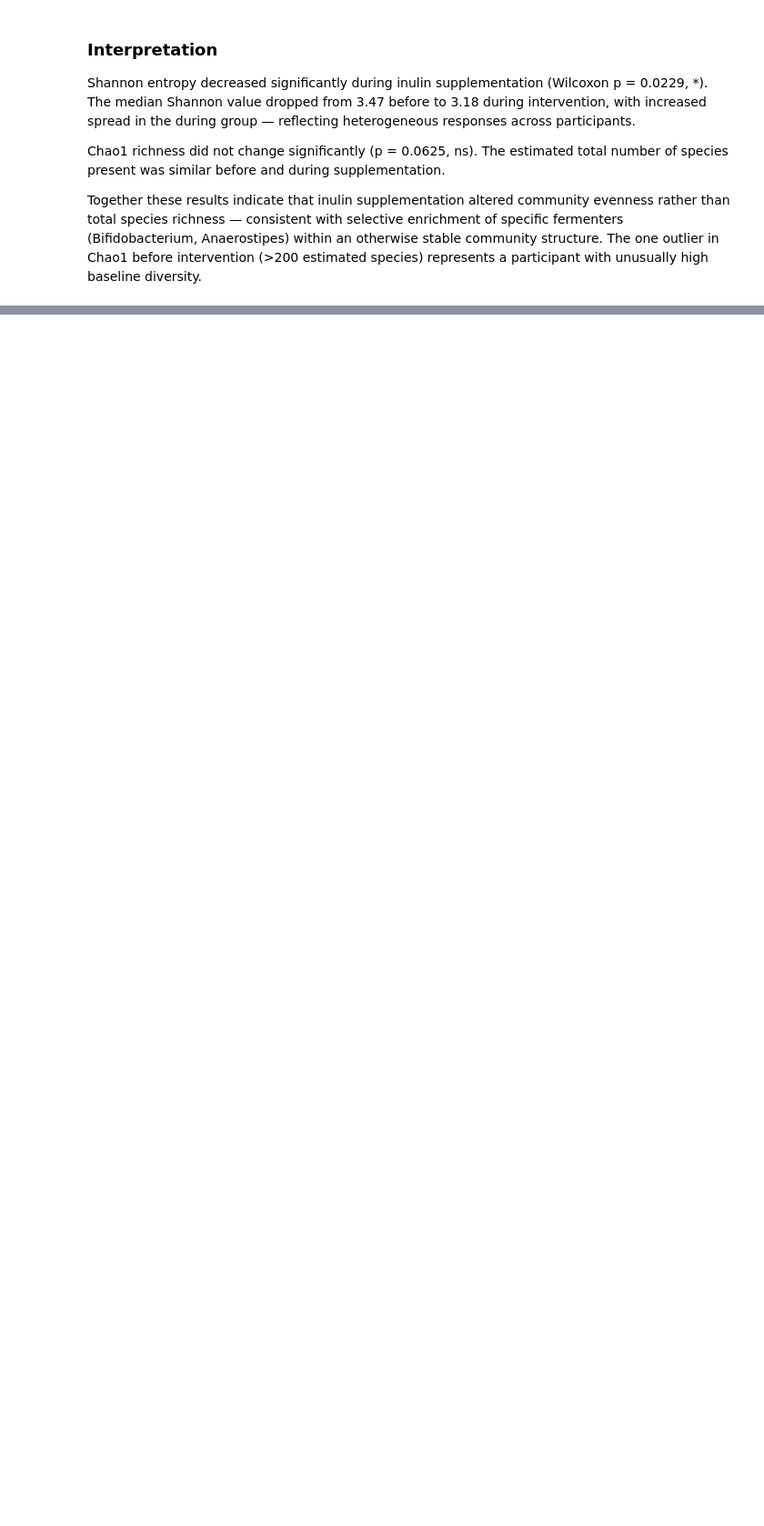
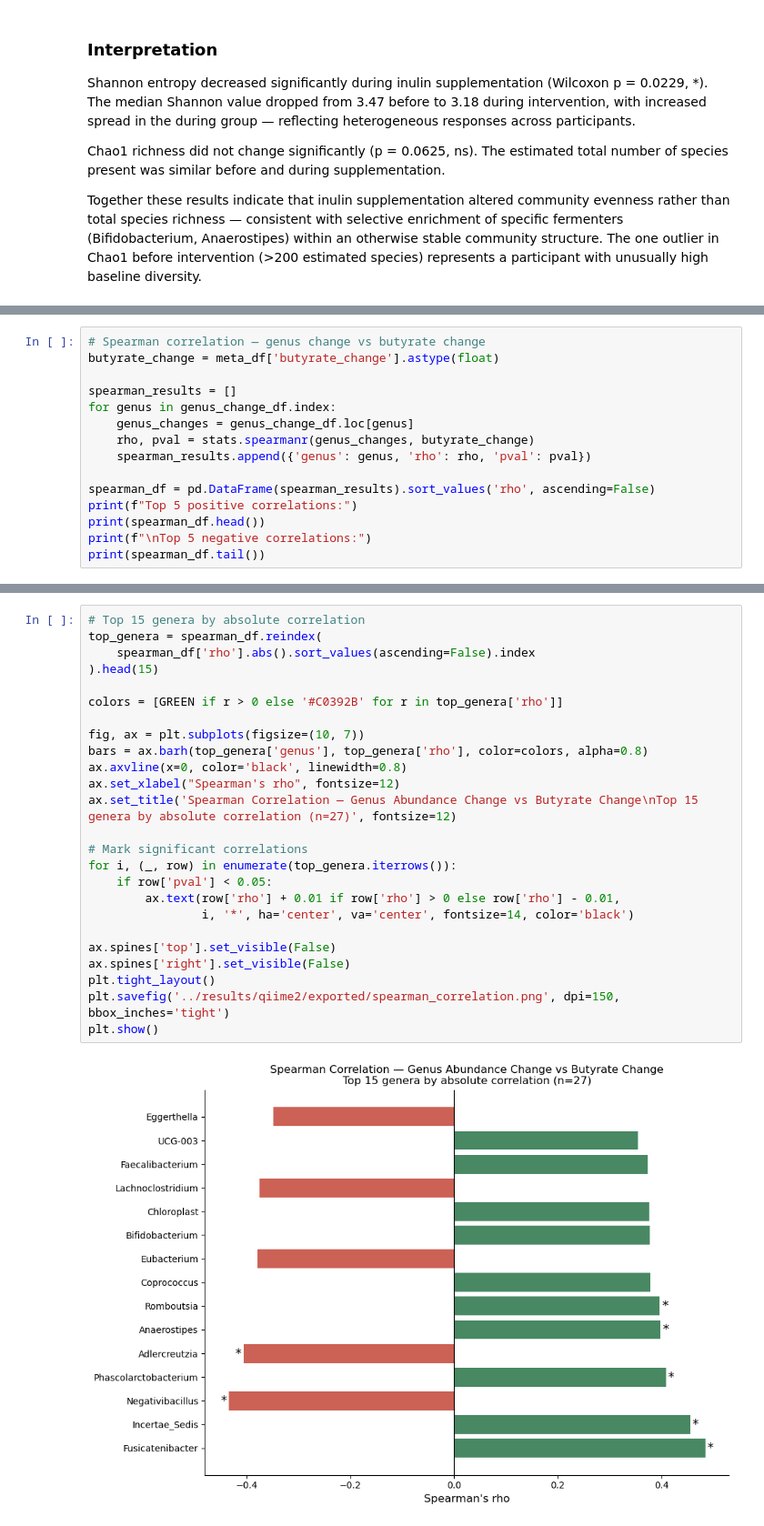
Before and after one commit to Mayorcool-lab/ogunbiome-Insight-pipeline, a Jupyter notebook: notebooks/08_picrust2_functional_analysis.ipynb, the cells around one changed output, grey strips where cells are left out. Shown at 91% size. Cells and saved outputs as stored; diff of their text form; blank space fills up the shorter version.

```diff
--- a/notebooks/08_picrust2_functional_analysis.ipynb
+++ b/notebooks/08_picrust2_functional_analysis.ipynb
@@ -335,0 +732,15 @@ high baseline diversity.
+# %%
+# Spearman correlation — genus change vs butyrate change
+butyrate_change = meta_df['butyrate_change'].astype(float)
+
+spearman_results = []
+for genus in genus_change_df.index:
+    genus_changes = genus_change_df.loc[genus]
+    rho, pval = stats.spearmanr(genus_changes, butyrate_change)
+    spearman_results.append({'genus': genus, 'rho': rho, 'pval': pval})
+
+spearman_df = pd.DataFrame(spearman_results).sort_values('rho', ascending=False)
+print(f"Top 5 positive correlations:")
+print(spearman_df.head())
+print(f"\nTop 5 negative correlations:")
+print(spearman_df.tail())
@@ -335,0 +769,27 @@ high baseline diversity.
+# %%
+# Top 15 genera by absolute correlation
+top_genera = spearman_df.reindex(
+    spearman_df['rho'].abs().sort_values(ascending=False).index
+).head(15)
+
+colors = [GREEN if r > 0 else '#C0392B' for r in top_genera['rho']]
+
+fig, ax = plt.subplots(figsize=(10, 7))
+bars = ax.barh(top_genera['genus'], top_genera['rho'], color=colors, alpha=0.8)
+ax.axvline(x=0, color='black', linewidth=0.8)
+ax.set_xlabel("Spearman's rho", fontsize=12)
+ax.set_title('Spearman Correlation — Genus Abundance Change vs Butyrate Change\nTop 15 genera by absolute correlation (n=27)', fontsize=12)
+
+# Mark significant correlations
+for i, (_, row) in enumerate(top_genera.iterrows()):
+    if row['pval'] < 0.05:
+        ax.text(row['rho'] + 0.01 if row['rho'] > 0 else row['rho'] - 0.01,
+                i, '*', ha='center', va='center', fontsize=14, color='black')
+
+ax.spines['top'].set_visible(False)
+ax.spines['right'].set_visible(False)
+plt.tight_layout()
+plt.savefig('../results/qiime2/exported/spearman_correlation.png', dpi=150, bbox_inches='tight')
+plt.show()
+# %% [output]
+[figure, added]
```
Also changed, not shown: parts of 57 cells of this notebook, 12 other files.
